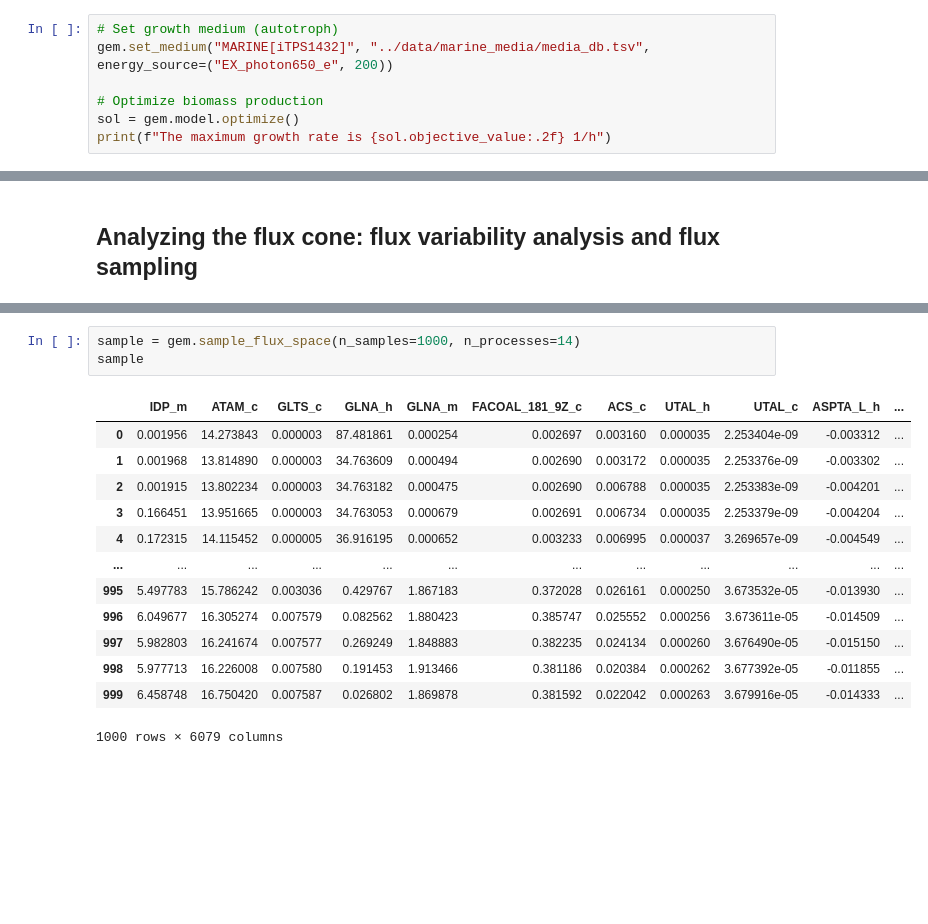
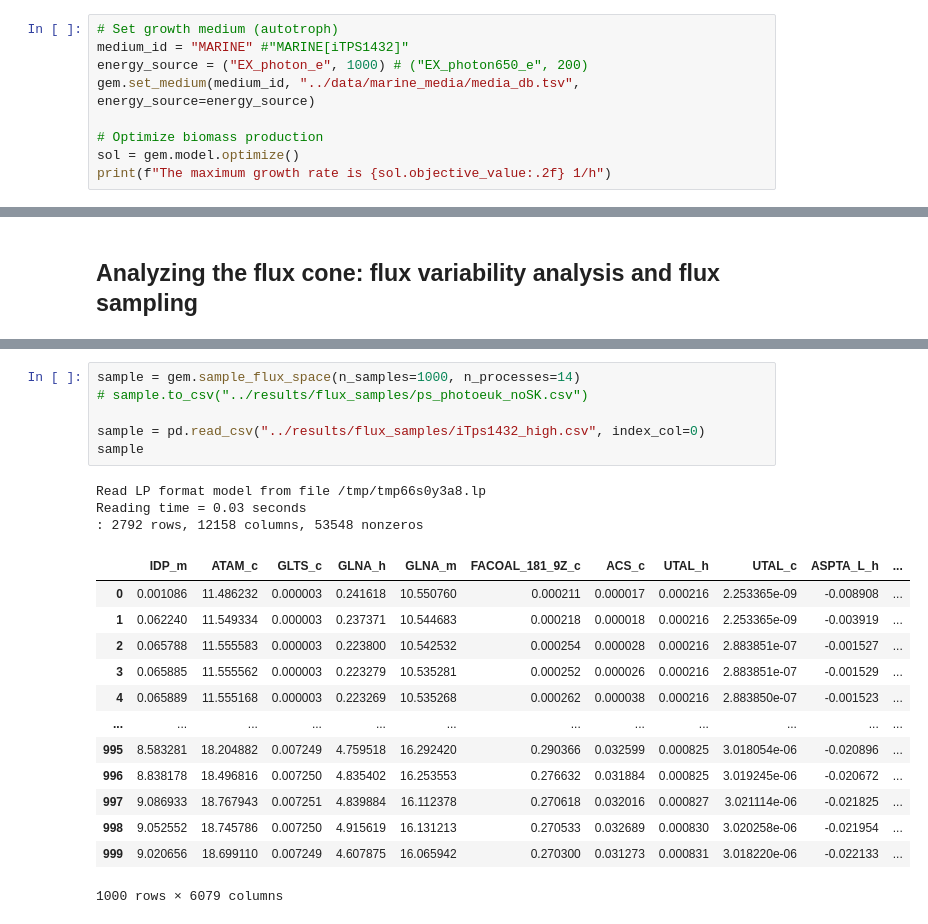
Before and after one commit to Robaina/Phycogem, a Jupyter notebook: docs/0_basic_examples.ipynb, the cells around one changed output, grey strips where cells are left out. Cells and saved outputs as stored; diff of their text form; blank space fills up the shorter version.

```diff
--- a/docs/0_basic_examples.ipynb
+++ b/docs/0_basic_examples.ipynb
@@ -100,7 +106,9 @@ As expected, the number of rows of the stoichiometric matrix $S$ coincides with
 ## Flux balance analysis
 # %%
 # Set growth medium (autotroph)
-gem.set_medium("MARINE[iTPS1432]", "../data/marine_media/media_db.tsv", energy_source=("EX_photon650_e", 200))
+medium_id = "MARINE" #"MARINE[iTPS1432]"
+energy_source = ("EX_photon_e", 1000) # ("EX_photon650_e", 200)
+gem.set_medium(medium_id, "../data/marine_media/media_db.tsv", energy_source=energy_source)
 
 # Optimize biomass production
 sol = gem.model.optimize()
@@ -159,18 +166,24 @@ fva
 6079 rows × 2 columns
 # %%
 sample = gem.sample_flux_space(n_samples=1000, n_processes=14)
+# sample.to_csv("../results/flux_samples/ps_photoeuk_noSK.csv")
+
+sample = pd.read_csv("../results/flux_samples/iTps1432_high.csv", index_col=0)
 sample
 # %% [output]
+Read LP format model from file /tmp/tmp66s0y3a8.lp
+Reading time = 0.03 seconds
+: 2792 rows, 12158 columns, 53548 nonzeros
 |  | IDP_m | ATAM_c | GLTS_c | GLNA_h | GLNA_m | FACOAL_181_9Z_c | ACS_c | UTAL_h | UTAL_c | ASPTA_L_h | ... |
-| 0 | 0.001956 | 14.273843 | 0.000003 | 87.481861 | 0.000254 | 0.002697 | 0.003160 | 0.000035 | 2.253404e-09 | -0.003312 | ... |
-| 1 | 0.001968 | 13.814890 | 0.000003 | 34.763609 | 0.000494 | 0.002690 | 0.003172 | 0.000035 | 2.253376e-09 | -0.003302 | ... |
-| 2 | 0.001915 | 13.802234 | 0.000003 | 34.763182 | 0.000475 | 0.002690 | 0.006788 | 0.000035 | 2.253383e-09 | -0.004201 | ... |
-| 3 | 0.166451 | 13.951665 | 0.000003 | 34.763053 | 0.000679 | 0.002691 | 0.006734 | 0.000035 | 2.253379e-09 | -0.004204 | ... |
-| 4 | 0.172315 | 14.115452 | 0.000005 | 36.916195 | 0.000652 | 0.003233 | 0.006995 | 0.000037 | 3.269657e-09 | -0.004549 | ... |
+| 0 | 0.001086 | 11.486232 | 0.000003 | 0.241618 | 10.550760 | 0.000211 | 0.000017 | 0.000216 | 2.253365e-09 | -0.008908 | ... |
+| 1 | 0.062240 | 11.549334 | 0.000003 | 0.237371 | 10.544683 | 0.000218 | 0.000018 | 0.000216 | 2.253365e-09 | -0.003919 | ... |
+| 2 | 0.065788 | 11.555583 | 0.000003 | 0.223800 | 10.542532 | 0.000254 | 0.000028 | 0.000216 | 2.883851e-07 | -0.001527 | ... |
+| 3 | 0.065885 | 11.555562 | 0.000003 | 0.223279 | 10.535281 | 0.000252 | 0.000026 | 0.000216 | 2.883851e-07 | -0.001529 | ... |
+| 4 | 0.065889 | 11.555168 | 0.000003 | 0.223269 | 10.535268 | 0.000262 | 0.000038 | 0.000216 | 2.883850e-07 | -0.001523 | ... |
 | ... | ... | ... | ... | ... | ... | ... | ... | ... | ... | ... | ... |
-| 995 | 5.497783 | 15.786242 | 0.003036 | 0.429767 | 1.867183 | 0.372028 | 0.026161 | 0.000250 | 3.673532e-05 | -0.013930 | ... |
-| 996 | 6.049677 | 16.305274 | 0.007579 | 0.082562 | 1.880423 | 0.385747 | 0.025552 | 0.000256 | 3.673611e-05 | -0.014509 | ... |
-| 997 | 5.982803 | 16.241674 | 0.007577 | 0.269249 | 1.848883 | 0.382235 | 0.024134 | 0.000260 | 3.676490e-05 | -0.015150 | ... |
-| 998 | 5.977713 | 16.226008 | 0.007580 | 0.191453 | 1.913466 | 0.381186 | 0.020384 | 0.000262 | 3.677392e-05 | -0.011855 | ... |
-| 999 | 6.458748 | 16.750420 | 0.007587 | 0.026802 | 1.869878 | 0.381592 | 0.022042 | 0.000263 | 3.679916e-05 | -0.014333 | ... |
+| 995 | 8.583281 | 18.204882 | 0.007249 | 4.759518 | 16.292420 | 0.290366 | 0.032599 | 0.000825 | 3.018054e-06 | -0.020896 | ... |
+| 996 | 8.838178 | 18.496816 | 0.007250 | 4.835402 | 16.253553 | 0.276632 | 0.031884 | 0.000825 | 3.019245e-06 | -0.020672 | ... |
+| 997 | 9.086933 | 18.767943 | 0.007251 | 4.839884 | 16.112378 | 0.270618 | 0.032016 | 0.000827 | 3.021114e-06 | -0.021825 | ... |
+| 998 | 9.052552 | 18.745786 | 0.007250 | 4.915619 | 16.131213 | 0.270533 | 0.032689 | 0.000830 | 3.020258e-06 | -0.021954 | ... |
+| 999 | 9.020656 | 18.699110 | 0.007249 | 4.607875 | 16.065942 | 0.270300 | 0.031273 | 0.000831 | 3.018220e-06 | -0.022133 | ... |
-1000 rows × 6079 columns
+1000 rows × 6079 columns
```
Also changed, not shown: parts of 16 cells of this notebook, 32 other files.
